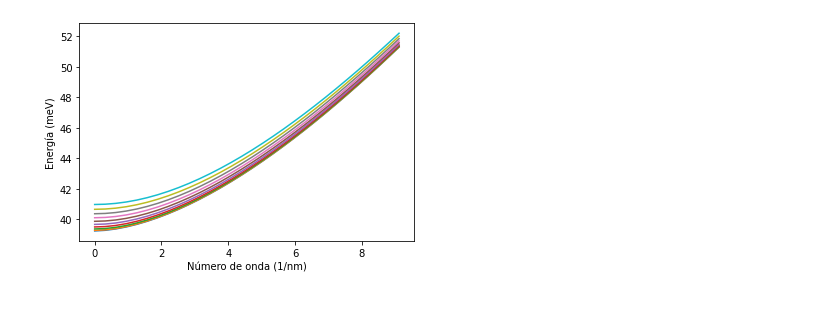
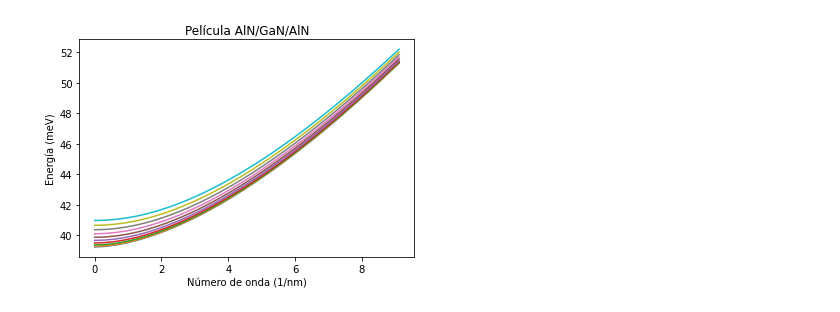
Before and after one commit to dangarciahe/ProyectoEstadoSolido, a Jupyter notebook: Fonon.ipynb, the cells around one changed output. Drawn from its saved outputs; the diff is of its cells as text; code cells hidden in the pictures.

```diff
--- a/Fonon.ipynb
+++ b/Fonon.ipynb
@@ -6,13 +6,15 @@ N = 100
 C4 = np.zeros(N)
 C6 = np.zeros(N)
 rho = np.zeros(N)
+title = "Hola"
 t = 0 # Thicknes; set as global, defined in mono_fill and multi_fill
 h = 0 # delta of the grid. Same as above
 
 planck = 4.135667e-15/(2*np.pi) #eV*s
 # %%
 def mono_fill():
-    global t, h
+    global t, h, title
+    title  = "Película sencilla de GaN"
     t = 6   #6 nm
     h = t/N
     for ii in range (N):
@@ -22,7 +24,8 @@ def mono_fill():
 
 
 def multi_fill():
-    global t, h
+    global t, h, title
+    title  = "Película AlN/GaN/AlN"
     t = 10   #6 nm
     h = t/N
 
@@ -93,31 +96,32 @@ def add_plot():
     plt.ylabel(r"Energía (meV)")
 
 
 
 steps = 30
 W = np.zeros (steps)
 K = np.zeros (steps)
 
 
 for ii in range (10):
     multi_fill()
     kx = ii*np.pi/t
     for jj in range (steps):
         kz =(jj)*np.pi/t
         k = np.sqrt(kx**2 +kz**2)
 
         A = matrix_A()
         B = matrix_B()
         C = matrix_C(B)
         C1 = matrix_C1(C)
         P = np.matmul(C1, A)
         P = np.matmul(P, C1)
         w2, v = np.linalg.eig (P)
         w = np.sqrt(w2)
         W[jj] = np.average(w)
         K[jj] = kz
     add_plot()
 
+plt.title(title)
 plt.show()
 # %% [output]
-[figure, old version]
+[figure, new version]
```
Also changed, not shown: parts of 2 cells of this notebook.
